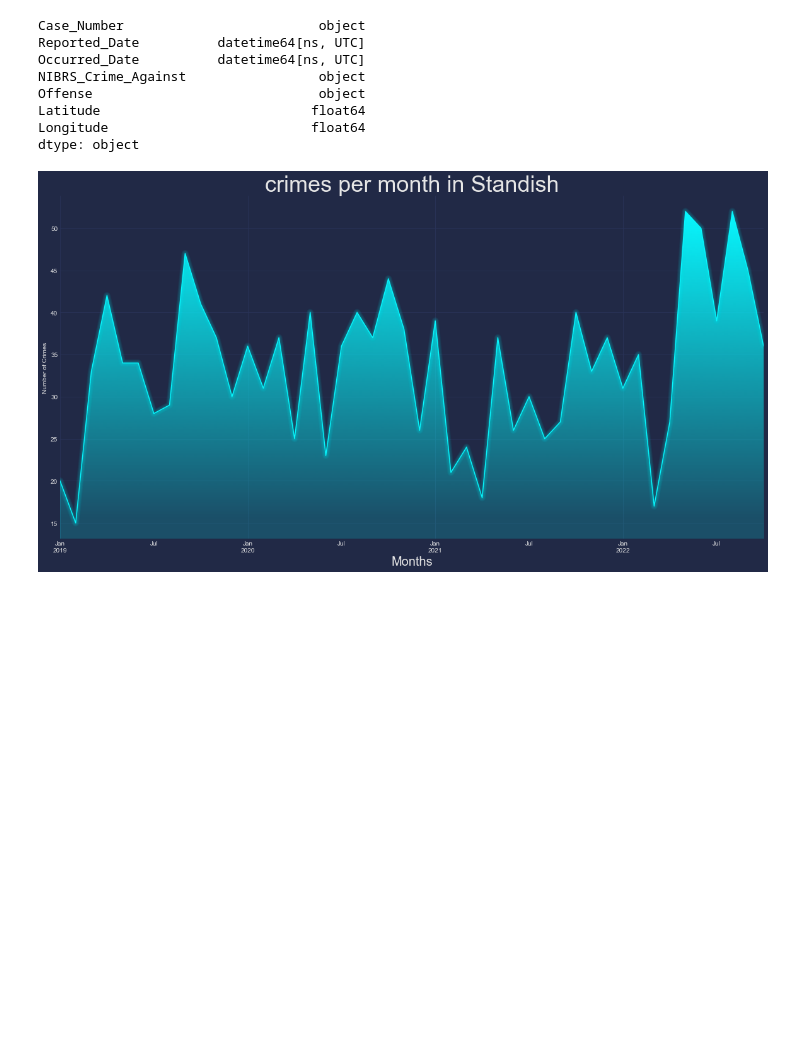
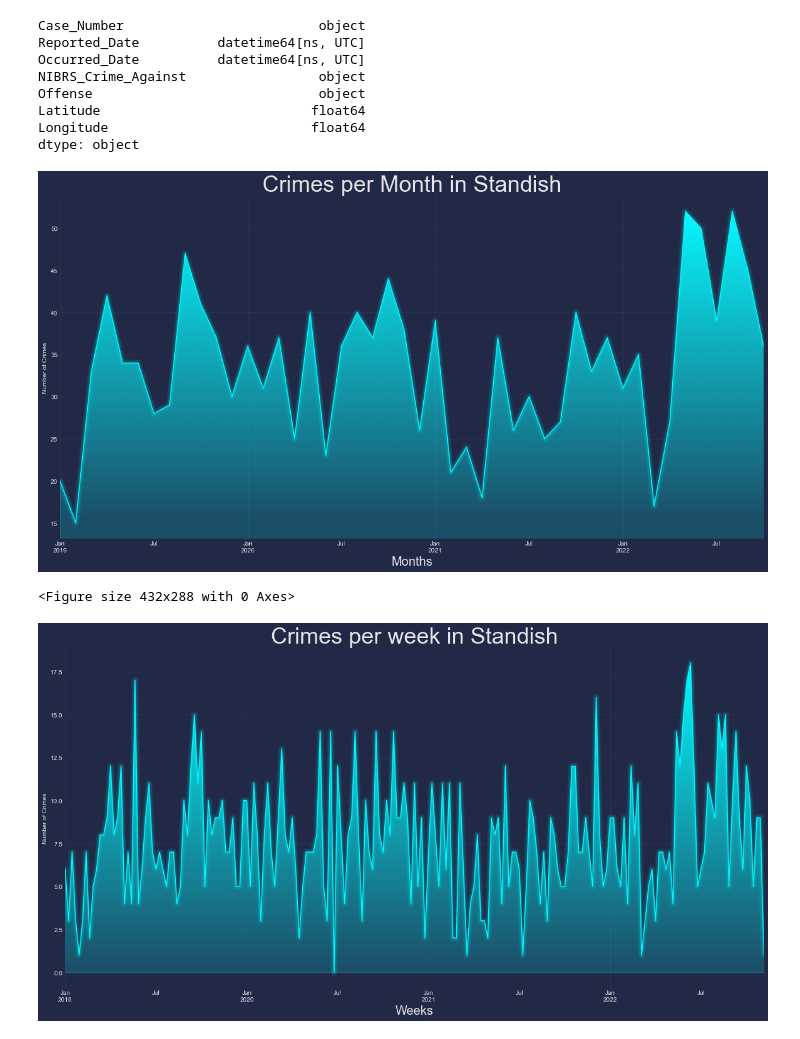
Before and after one commit to chrisolwell/MPLSCrime, a Jupyter notebook: standish_time.ipynb, the cells around one changed output. Cells and saved outputs as stored; diff of their text form; code cells hidden in the pictures; blank space fills up the shorter version.

Commit message:
Did a couple other line graphs saved as svgs

```diff
--- a/standish_time.ipynb
+++ b/standish_time.ipynb
@@ -164,7 +164,7 @@ dtype: object
 # %%
 plt.figure(figsize=(20,10))
 filtered_df.resample('M').size().plot(legend=False)
-plt.title('crimes per month in Standish', fontsize=36)
+plt.title('Crimes per Month in Standish', fontsize=36)
 plt.xlabel('Months', fontsize=20)
 plt.ylabel('Number of Crimes')
 plt.style.use('cyberpunk')
@@ -172,6 +172,21 @@ mplcyberpunk.add_gradient_fill()
 mplcyberpunk.add_glow_effects()
 mplcyberpunk.add_underglow()
 plt.show()
-#plt.savefig("cpm_cyberpunk.pdf", dpi=200)
+plt.savefig("cpm_cyberpunk.svg", dpi=200)
 # %% [output]
 [figure]
+<Figure size 432x288 with 0 Axes>
+# %%
+plt.figure(figsize=(20,10))
+filtered_df.resample('W').size().plot(legend=False)
+plt.title('Crimes per week in Standish', fontsize=36)
+plt.xlabel('Weeks', fontsize=20)
+plt.ylabel('Number of Crimes')
+plt.style.use('cyberpunk')
+mplcyberpunk.add_gradient_fill()
+mplcyberpunk.add_glow_effects()
+mplcyberpunk.add_underglow()
+plt.savefig("cpw_cyberpunk.svg", dpi=200)
+plt.show()
+# %% [output]
+[figure, added]
```
Also changed, not shown: parts of 2 cells of this notebook, 5 other files.
